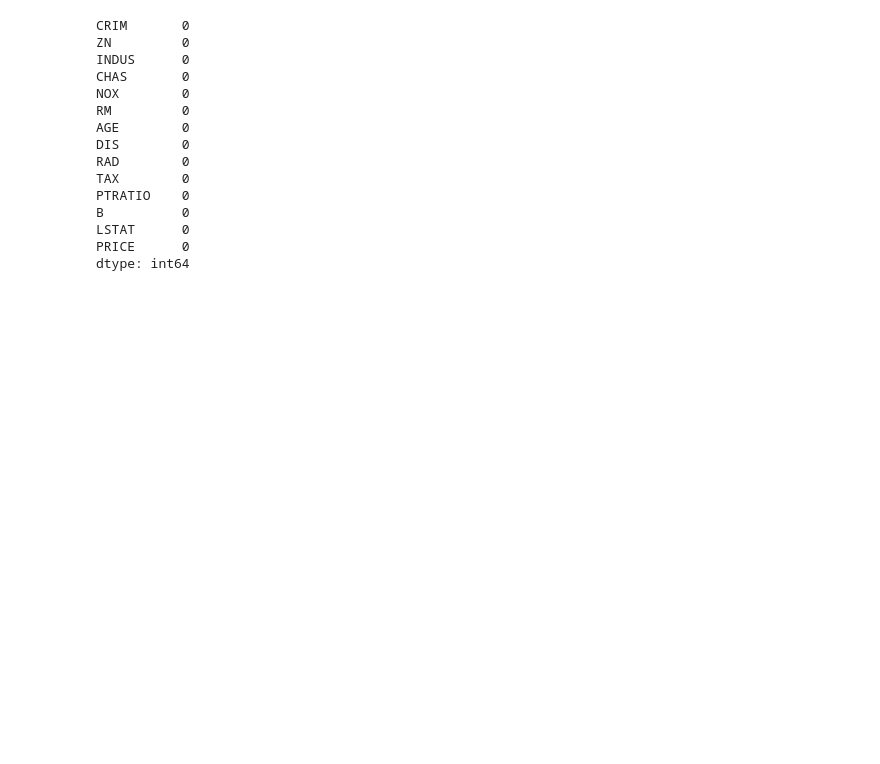
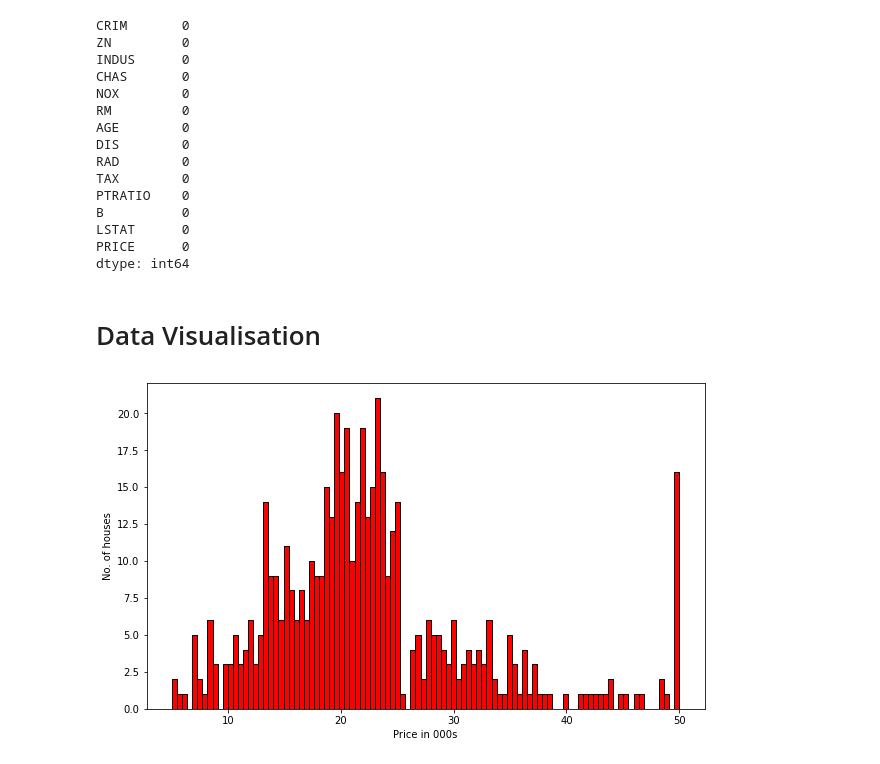
Before and after one commit to Shubhammer7/Boston-Housing-Prediciton, a Jupyter notebook: housing_prices_prediction.ipynb, the cells around one changed output. Drawn from its saved outputs; the diff is of its cells as text; code cells hidden in the pictures; blank space fills up the shorter version.

```diff
--- a/housing_prices_prediction.ipynb
+++ b/housing_prices_prediction.ipynb
@@ -105,3 +110,15 @@ B          0
 LSTAT      0
 PRICE      0
 dtype: int64
+# %% [markdown]
+# Data Visualisation
+# %%
+
+plt.figure(figsize=(10,6))
+
+plt.hist(df['PRICE'], bins=100, ec='black', color='red')
+plt.xlabel('Price in 000s')
+plt.ylabel('No. of houses')
+plt.show()
+# %% [output]
+[figure, added]
```
Also changed, not shown: parts of 16 cells of this notebook.
